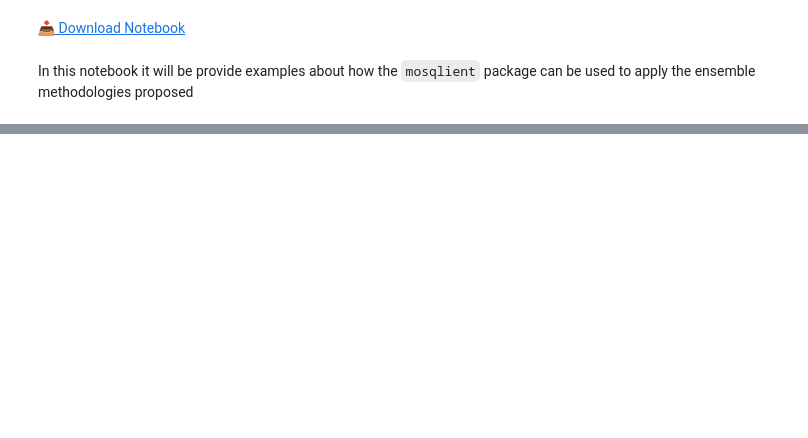
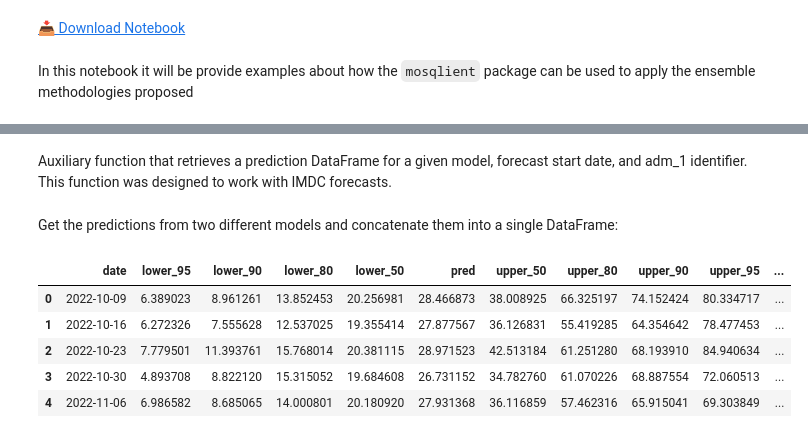
Before and after one commit to Mosqlimate-project/mosqlimate-client, a Jupyter notebook: docs/tutorials/ensemble.ipynb, the cells around one changed output, grey strips where cells are left out. Saved outputs shown, nothing was run; the diff lists cells and outputs as text; code cells hidden in the pictures; blank space fills up the shorter version.

```diff
--- a/docs/tutorials/ensemble.ipynb
+++ b/docs/tutorials/ensemble.ipynb
@@ -92,19 +10,0 @@ Load the predictions that will be used to generate the ensemble
-# %%
-preds = []
-for id in [1087, 5190]:
-
-    pred_ = get_prediction_by_id(api_key = api_key, id=id)
-
-    df_pred = pred_.to_dataframe()
-
-    df_pred = df_pred.dropna(axis = 1)
-
-    df_pred['model_id'] = pred_.model.id
-
-    preds.append(df_pred)
-
-df_preds_end = pd.concat(preds)
-
-df_preds_end.date = pd.to_datetime(df_preds_end.date)
-
-df_preds_end.head()
@@ -340,0 +20,2 @@ df_ensembles.head()
+# %% [markdown]
+Auxiliary function that retrieves a prediction DataFrame for a given model, forecast start date, and adm_1 identifier. This function was designed to work with IMDC forecasts.
@@ -340,0 +54,47 @@ df_ensembles.head()
+# %% [markdown]
+Get the predictions from two different models and concatenate them into a single DataFrame:
+# %%
+model_name_1 = 'sprint2025'
+model_name_2 = 'ghr-imdc-2025'
+model_name_3 = 'dengue-oracle'
+
+adm_1 = 33
+state = 'RJ'
+
+start_date = Week(2022,41).startdate()
+
+df1 = get_prediction_df(
+    api_key,
+    model_name_1,
+    adm_1,
+    start_date)
+
+
+df2 = get_prediction_df(
+    api_key,
+    model_name_2,
+    adm_1,
+    start_date)
+
+df3 = get_prediction_df(
+    api_key,
+    model_name_3,
+    adm_1,
+    start_date)
+
+df1['model_id'] = 1
+df2['model_id'] = 2
+df3['model_id'] = 3
+
+df_end = pd.concat([df1, df2, df3], ignore_index=True)
+
+df_end = df_end.loc[df_end.date <= min(df1.date.max(), df2.date.max(), df3.date.max())]
+
+df_end.head()
+# %% [output]
+|  | date | lower_95 | lower_90 | lower_80 | lower_50 | pred | upper_50 | upper_80 | upper_90 | upper_95 | ... |
+| 0 | 2022-10-09 | 6.389023 | 8.961261 | 13.852453 | 20.256981 | 28.466873 | 38.008925 | 66.325197 | 74.152424 | 80.334717 | ... |
+| 1 | 2022-10-16 | 6.272326 | 7.555628 | 12.537025 | 19.355414 | 27.877567 | 36.126831 | 55.419285 | 64.354642 | 78.477453 | ... |
+| 2 | 2022-10-23 | 7.779501 | 11.393761 | 15.768014 | 20.381115 | 28.971523 | 42.513184 | 61.251280 | 68.193910 | 84.940634 | ... |
+| 3 | 2022-10-30 | 4.893708 | 8.822120 | 15.315052 | 19.684608 | 26.731152 | 34.782760 | 61.070226 | 68.887554 | 72.060513 | ... |
+| 4 | 2022-11-06 | 6.986582 | 8.685065 | 14.000801 | 20.180920 | 27.931368 | 36.116859 | 57.462316 | 65.915041 | 69.303849 | ... |
```
Also changed, not shown: parts of 64 cells of this notebook, 8 other files.
